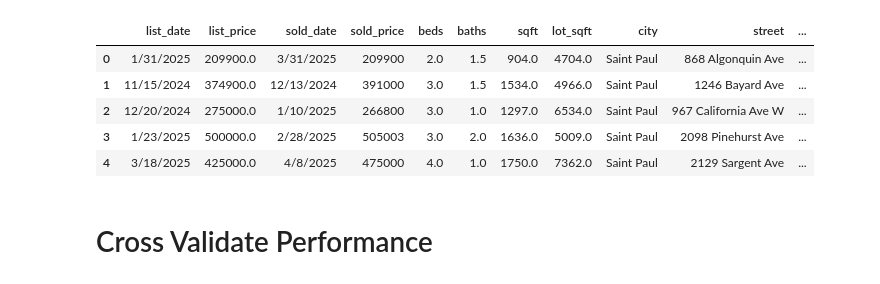
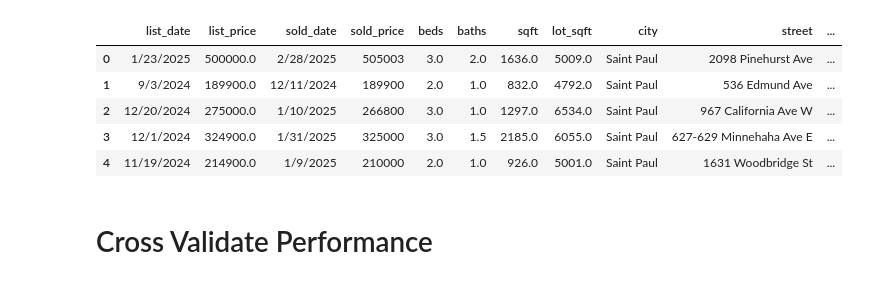
Before and after one commit to nasorensen/Project_4, a Jupyter notebook: Model_Selection/Price_Sold_Regression.ipynb, the cells around one changed output. Saved outputs shown, nothing was run; the diff lists cells and outputs as text; code cells hidden in the pictures.

```diff
--- a/Model_Selection/Price_Sold_Regression.ipynb
+++ b/Model_Selection/Price_Sold_Regression.ipynb
@@ -12,15 +12,15 @@ import pandas as pd
 import pickle
 # %%
 # Load your dataset
-df = pd.read_csv("../Resources/st_paul_sold_properties.csv")
+df = pd.read_csv("../Resources/cleaned_st_paul_properties.csv")
 df.head()
 # %% [output]
 |  | list_date | list_price | sold_date | sold_price | beds | baths | sqft | lot_sqft | city | street | ... |
-| 0 | 1/31/2025 | 209900.0 | 3/31/2025 | 209900 | 2.0 | 1.5 | 904.0 | 4704.0 | Saint Paul | 868 Algonquin Ave | ... |
-| 1 | 11/15/2024 | 374900.0 | 12/13/2024 | 391000 | 3.0 | 1.5 | 1534.0 | 4966.0 | Saint Paul | 1246 Bayard Ave | ... |
+| 0 | 1/23/2025 | 500000.0 | 2/28/2025 | 505003 | 3.0 | 2.0 | 1636.0 | 5009.0 | Saint Paul | 2098 Pinehurst Ave | ... |
+| 1 | 9/3/2024 | 189900.0 | 12/11/2024 | 189900 | 2.0 | 1.0 | 832.0 | 4792.0 | Saint Paul | 536 Edmund Ave | ... |
 | 2 | 12/20/2024 | 275000.0 | 1/10/2025 | 266800 | 3.0 | 1.0 | 1297.0 | 6534.0 | Saint Paul | 967 California Ave W | ... |
-| 3 | 1/23/2025 | 500000.0 | 2/28/2025 | 505003 | 3.0 | 2.0 | 1636.0 | 5009.0 | Saint Paul | 2098 Pinehurst Ave | ... |
-| 4 | 3/18/2025 | 425000.0 | 4/8/2025 | 475000 | 4.0 | 1.0 | 1750.0 | 7362.0 | Saint Paul | 2129 Sargent Ave | ... |
+| 3 | 12/1/2024 | 324900.0 | 1/31/2025 | 325000 | 3.0 | 1.5 | 2185.0 | 6055.0 | Saint Paul | 627-629 Minnehaha Ave E | ... |
+| 4 | 11/19/2024 | 214900.0 | 1/9/2025 | 210000 | 2.0 | 1.0 | 926.0 | 5001.0 | Saint Paul | 1631 Woodbridge St | ... |
 # %%
 # Adding Polynomial Interaction to increase R2 value
 df['beds_baths_ratio'] = df['beds'] / (df['baths'] + 1)
```
Also changed, not shown: 2 other files.
